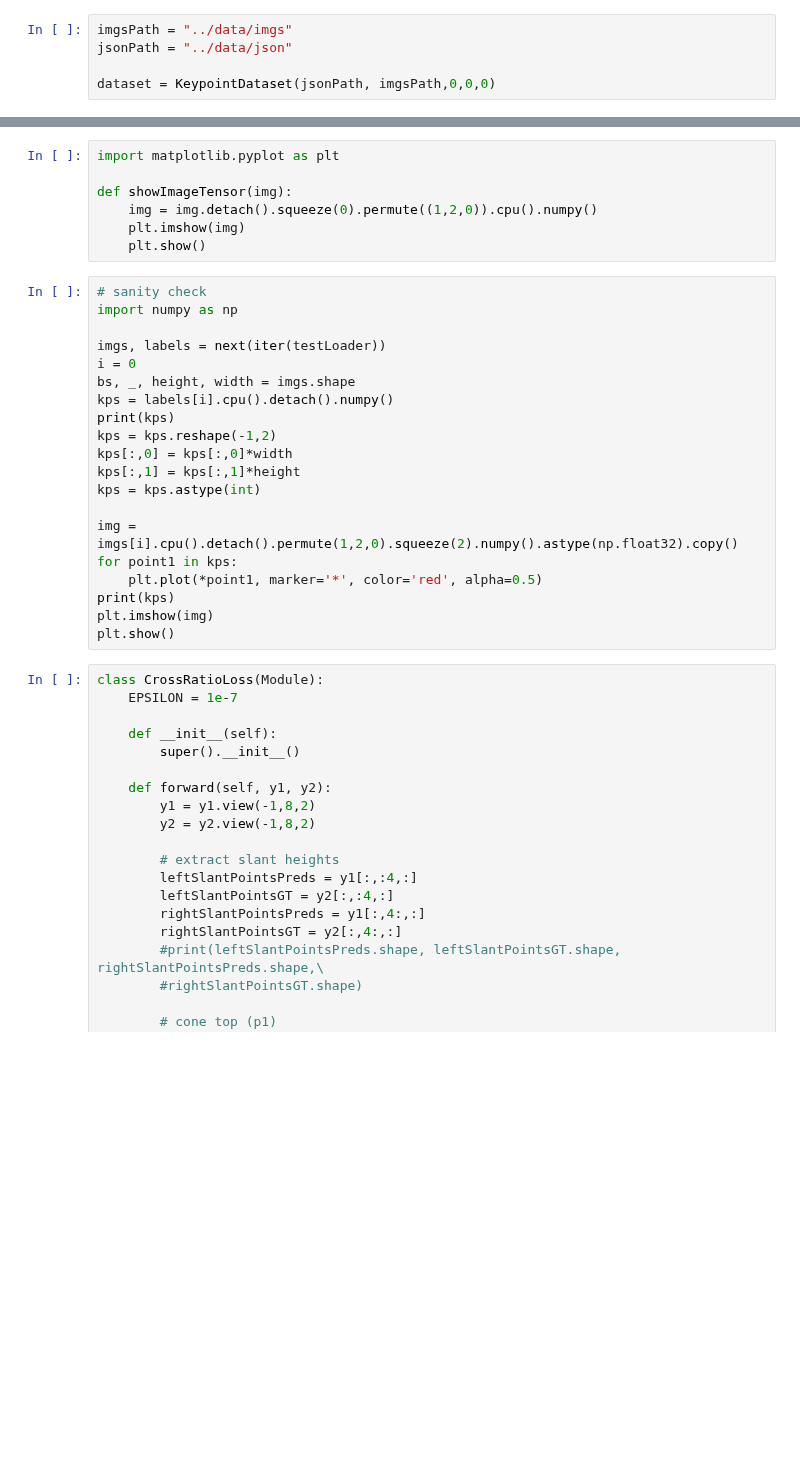
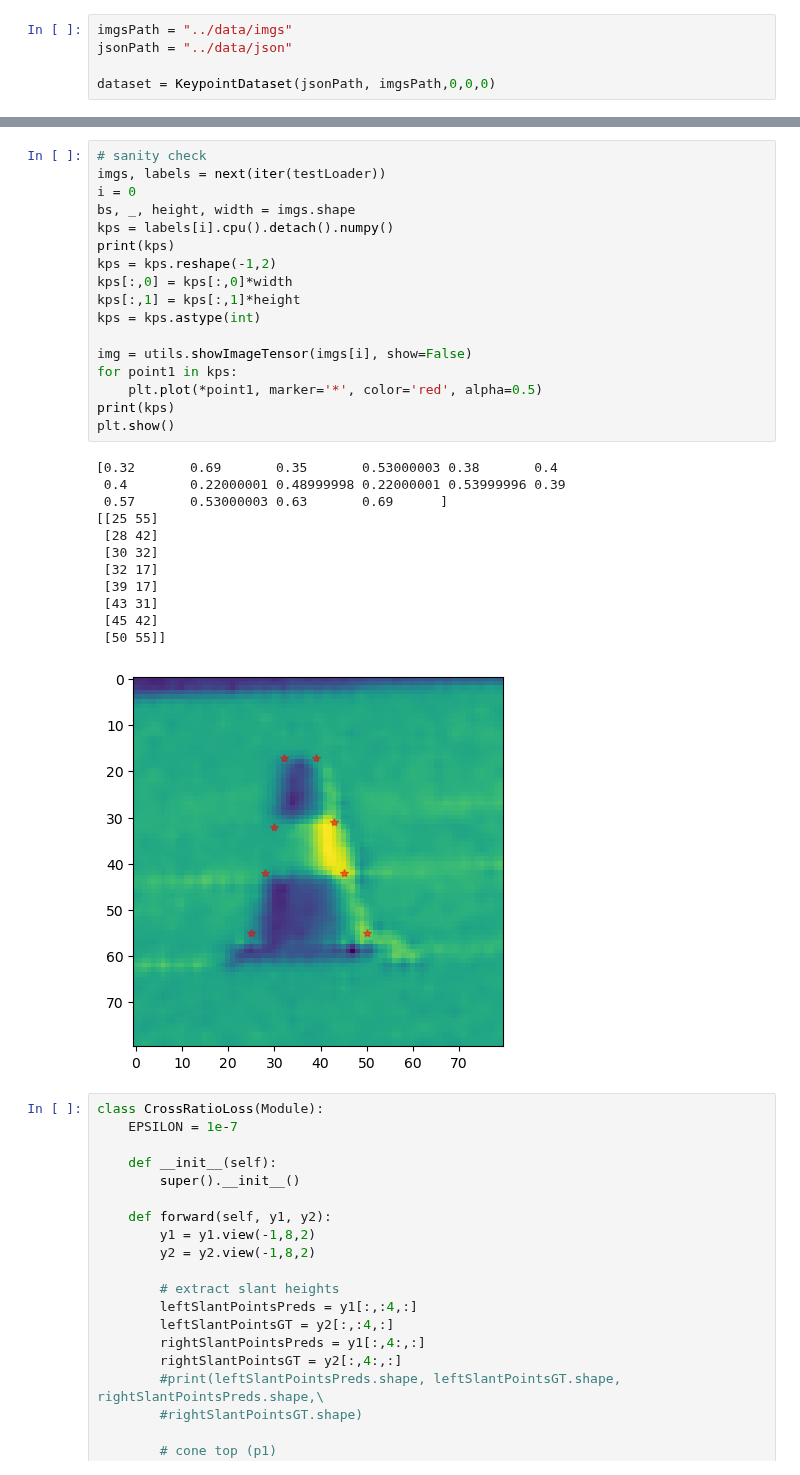
Before and after one commit to asurt-fsai/fs-system, a Jupyter notebook: perception/keypoint_regression/notebooks/Training.ipynb, the cells around one changed output, grey strips where cells are left out. Saved outputs shown, nothing was run; the diff lists cells and outputs as text; blank space fills up the shorter version.

```diff
--- a/perception/keypoint_regression/notebooks/Training.ipynb
+++ b/perception/keypoint_regression/notebooks/Training.ipynb
@@ -51,30 +66,33 @@ print("Test dataset", len(testDataset))
-# %%
-import matplotlib.pyplot as plt
-
-def showImageTensor(img):
-    img = img.detach().squeeze(0).permute((1,2,0)).cpu().numpy()
-    plt.imshow(img)
-    plt.show()
 # %%
 # sanity check
-import numpy as np
-
 imgs, labels = next(iter(testLoader))
 i = 0
 bs, _, height, width = imgs.shape
 kps = labels[i].cpu().detach().numpy()
 print(kps)
 kps = kps.reshape(-1,2)
 kps[:,0] = kps[:,0]*width
 kps[:,1] = kps[:,1]*height
 kps = kps.astype(int)
 
-img = imgs[i].cpu().detach().permute(1,2,0).squeeze(2).numpy().astype(np.float32).copy()
+img = utils.showImageTensor(imgs[i], show=False)
 for point1 in kps:
     plt.plot(*point1, marker='*', color='red', alpha=0.5)
 print(kps)
-plt.imshow(img)
 plt.show()
+# %% [output]
+[0.32       0.69       0.35       0.53000003 0.38       0.4
+ 0.4        0.22000001 0.48999998 0.22000001 0.53999996 0.39
+ 0.57       0.53000003 0.63       0.69      ]
+[[25 55]
+ [28 42]
+ [30 32]
+ [32 17]
+ [39 17]
+ [43 31]
+ [45 42]
+ [50 55]]
+[figure, added]
 # %%
 class CrossRatioLoss(Module):
     EPSILON = 1e-7
```
Also changed, not shown: parts of 5 cells of this notebook, 1 other file.
